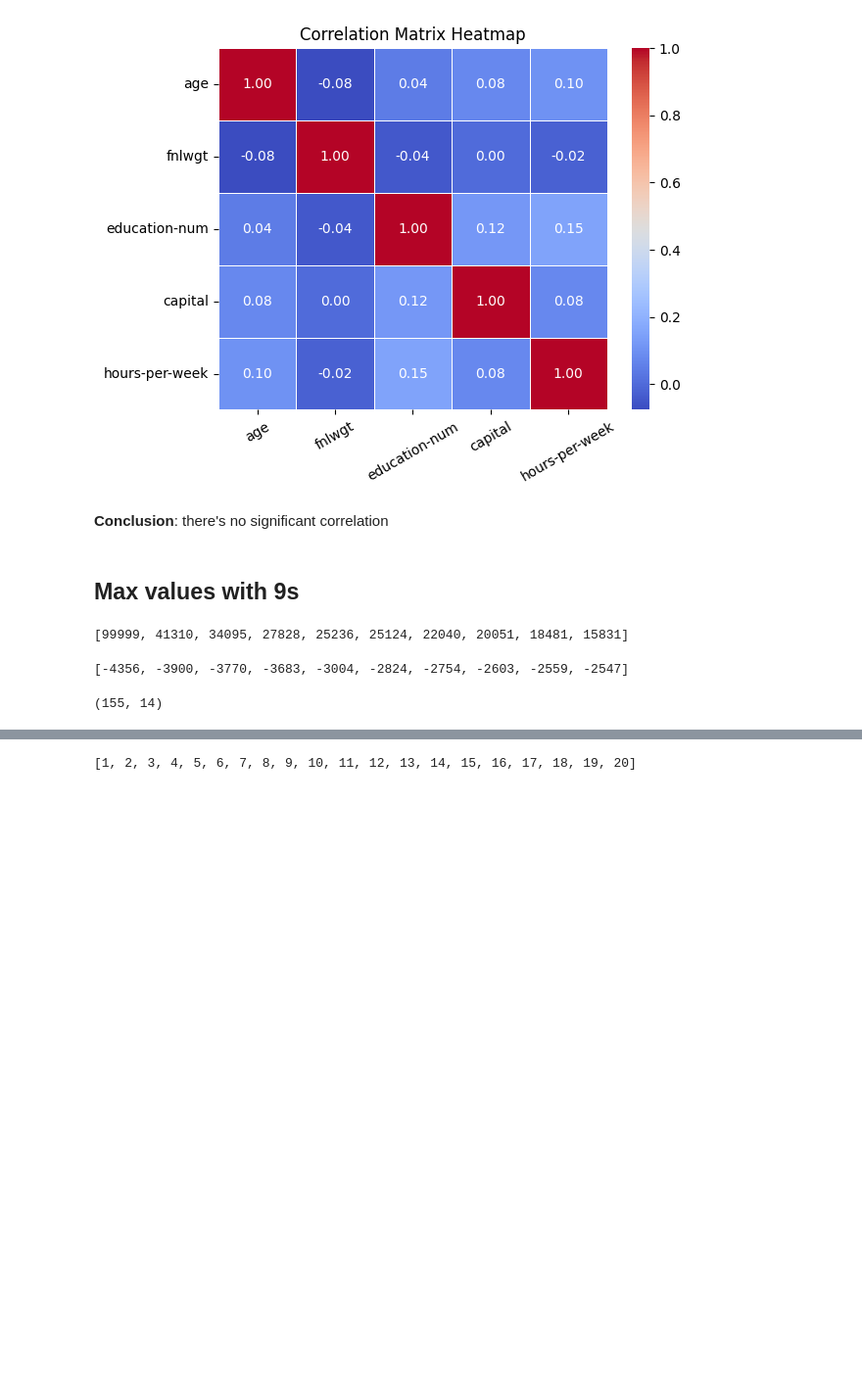
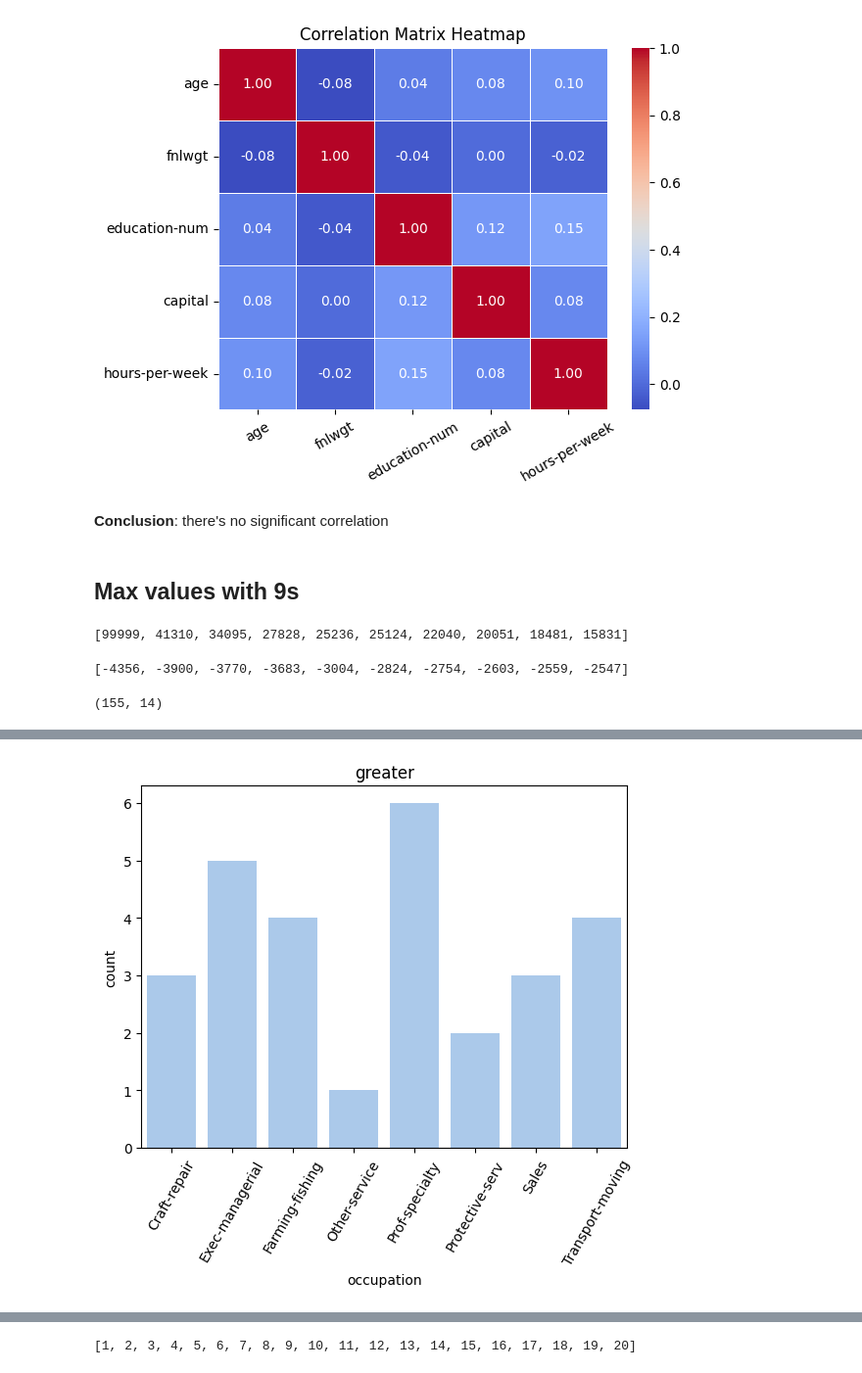
Before and after one commit to Staszek15/Data-Mining-Project, a Jupyter notebook: adults_cleaning.ipynb, the cells around one changed output, grey strips where cells are left out. Shown at 98% size. Saved outputs shown, nothing was run; the diff lists cells and outputs as text; code cells hidden in the pictures; blank space fills up the shorter version.

```diff
--- a/adults_cleaning.ipynb
+++ b/adults_cleaning.ipynb
@@ -312,0 +293,4 @@ check_largest(df, "hours-per-week", 20)
+# %%
+count_sth_grouped(df_less_nulls, 90, 'hours-per-week', 'occupation', 'greater')
+# %% [output]
+[figure, added]
```
Also changed, not shown: parts of 15 cells of this notebook.
